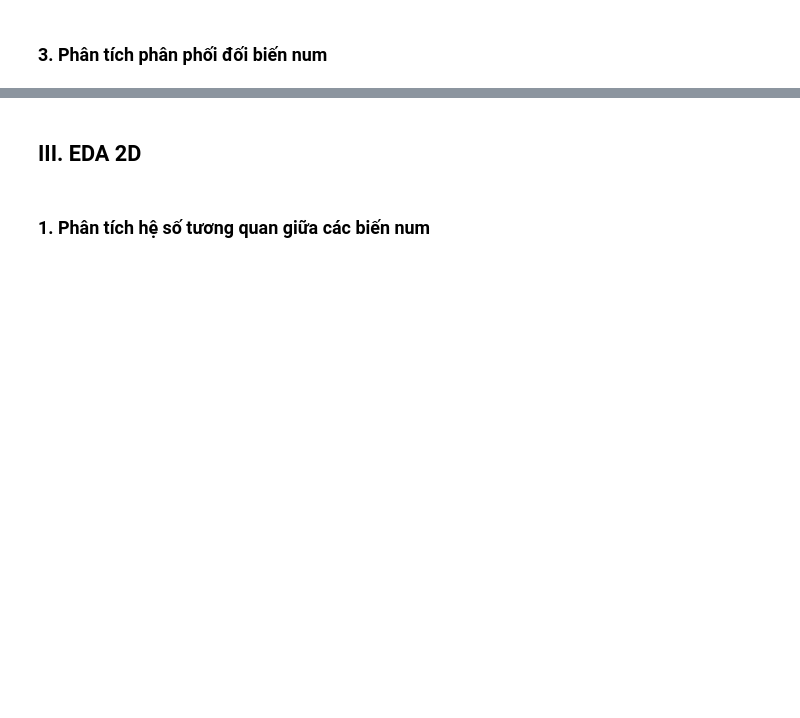
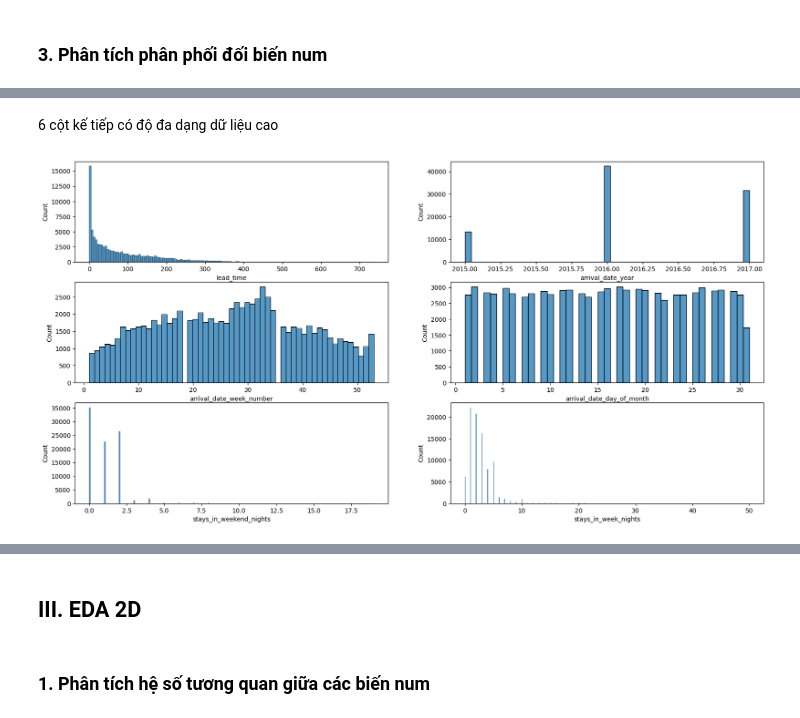
Before and after one commit to faithdanghuy/DataVis-Project, a Jupyter notebook: Source/HotelBooking.ipynb, the cells around one changed output, grey strips where cells are left out. Cells and saved outputs as stored; diff of their text form; code cells hidden in the pictures; blank space fills up the shorter version.

```diff
--- a/Source/HotelBooking.ipynb
+++ b/Source/HotelBooking.ipynb
@@ -155,0 +183,4 @@ num_list = list(df.dtypes[df.dtypes != 'object'].index)
+# %%
+for i in range(len(num_list)):
+    print(df[num_list[i]].value_counts(normalize=True))
+    print("\n")
@@ -155,0 +205,6 @@ num_list = list(df.dtypes[df.dtypes != 'object'].index)
+# %%
+pd.options.display.float_format = '{:,.6f}'.format
+percentiles = [0.01] + [0.05*x for x in range(1, 20)] + [0.99]
+# %%
+for i in range(len(num_list)):
+    print(df[num_list[i]].describe(percentiles=percentiles))
@@ -181,0 +231,4 @@ Name: proportion, dtype: float64
+# %%
+for i in range(len(cate_list)):
+    print(df[cate_list[i]].value_counts(normalize=True))
+    print("\n")
@@ -286,0 +262,9 @@ Name: stays_in_weekend_nights, dtype: float64
+# %% [markdown]
+6 cột kế tiếp có độ đa dạng dữ liệu cao
+# %%
+fig = plt.subplots(nrows=3,ncols=2,figsize=(20,10))
+for i in range(1,7):
+    plt.subplot(3,2,i)
+    ax = sns.histplot(df[num_list[i]])
+# %% [output]
+[figure, added]
```
Also changed, not shown: parts of 46 cells of this notebook.
